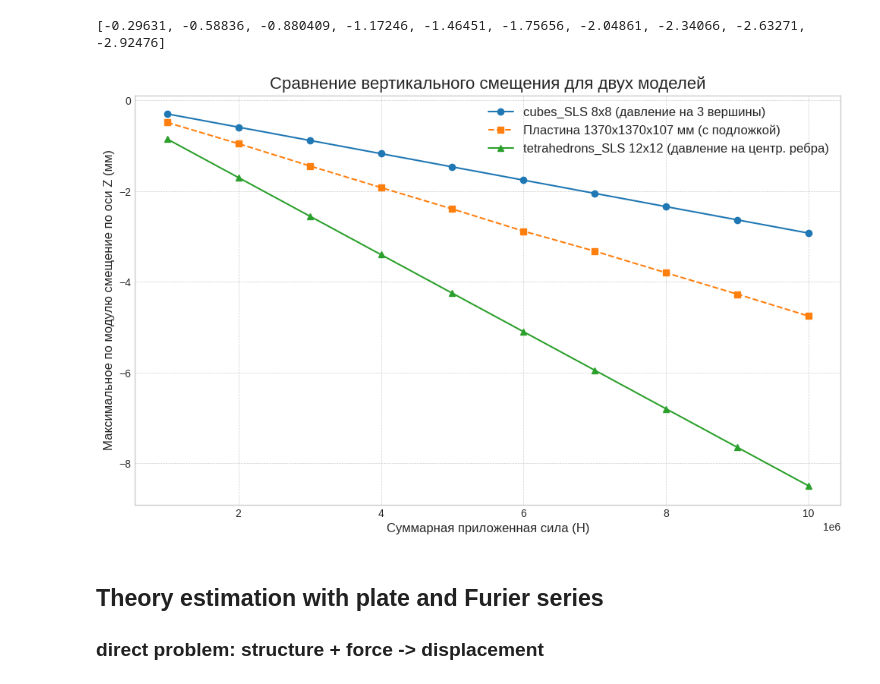
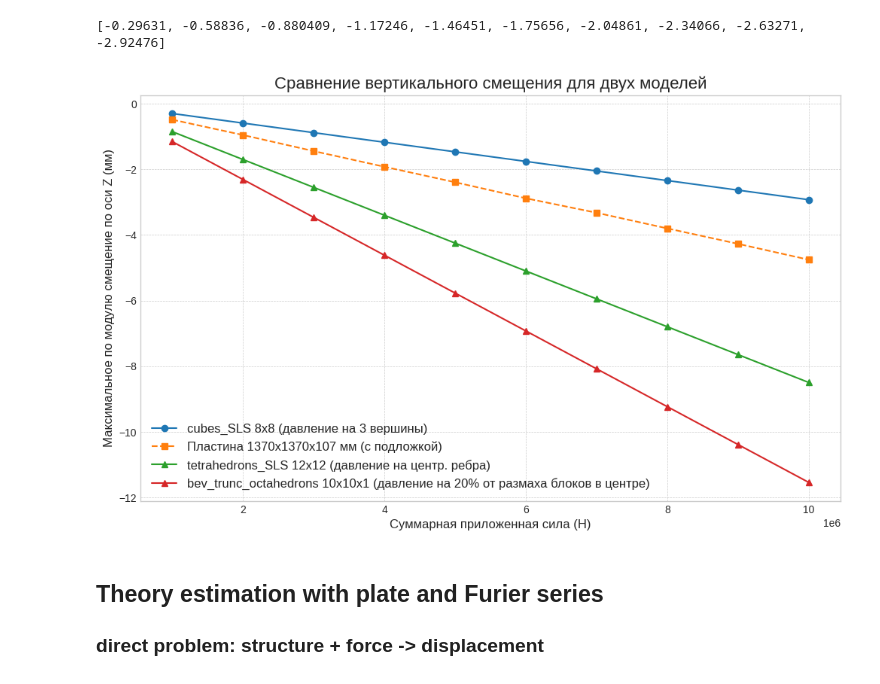
Before and after one commit to FalconD23/sls-models, a Jupyter notebook: femtest/notebooks/dashboard.ipynb, the cells around one changed output. Cells and saved outputs as stored; diff of their text form; code cells hidden in the pictures.

Commit message:
ADD BT-OCTS in Fem-test, metric mthds for force,

```diff
--- a/femtest/notebooks/dashboard.ipynb
+++ b/femtest/notebooks/dashboard.ipynb
@@ -59,6 +62,11 @@ tetrah_sls = dict()
 tetrah_sls['name'] = "tetrahedrons_SLS"
 tetrah_sls['Pressures_force_N'] = FORCES_N_LIST
 tetrah_sls['Max_dz_mm'] = [-0.849704, -1.69941, -2.54911, -3.39882, -4.24852, -5.09823, -5.94793, -6.79763, -7.64734, -8.49704]
+# %%
+bev_trunc_octahedrons = dict()
+bev_trunc_octahedrons['name'] = "bev_trunc_octahedrons"
+bev_trunc_octahedrons['Pressures_force_N'] = FORCES_N_LIST
+bev_trunc_octahedrons['Max_dz_mm'] = [-1.15435, -2.30871, -3.46306, -4.61742, -5.77177, -6.92613, -8.08048, -9.23483, -10.3892, -11.5435]
 # %%
 import matplotlib.pyplot as plt
 import numpy as np
@@ -90,34 +98,42 @@ ax.plot(
 #     bf8_11x11['Max_dz_mm'],
 #     marker='^',          # маркеры в виде треугольников
 #     linestyle='-',       # сплошная линия
 #     label='bf8_SLS 11x11 (давление на центральный 6-угольник)'
 # )
 
 ax.plot(
     tetrah_sls['Pressures_force_N'],
     tetrah_sls['Max_dz_mm'],
     marker='^',          # маркеры в виде треугольников
     linestyle='-',       # сплошная линия
     label='tetrahedrons_SLS 12x12 (давление на центр. ребра)'
 )
 
+ax.plot(
+    bev_trunc_octahedrons['Pressures_force_N'],
+    bev_trunc_octahedrons['Max_dz_mm'],
+    marker='^',          # маркеры в виде треугольников
+    linestyle='-',       # сплошная линия
+    label='bev_trunc_octahedrons 10x10x1 (давление на 20% от размаха блоков в центре)'
+)
+
 # --- Настройка осей и заголовка ---
 ax.set_title('Сравнение вертикального смещения для двух моделей', fontsize=16)
 ax.set_xlabel('Суммарная приложенная сила (Н)', fontsize=12)
 ax.set_ylabel('Максимальное по модулю смещение по оси Z (мм)', fontsize=12)
 
 # Форматирование оси X для отображения в "меганьютонах" для читаемости
 ax.ticklabel_format(style='sci', axis='x', scilimits=(6,6))
 
 
 # --- Легенда и сетка ---
 ax.legend(fontsize=12)
 ax.grid(True, which='both', linestyle='--', linewidth=0.5)
 
 # --- Отображение графика ---
 plt.show()
 # %% [output]
-[figure, old version]
+[figure, new version]
 # %% [markdown]
 ## Theory estimation with plate and Furier series
 
```
Also changed, not shown: parts of 4 cells of this notebook, 11 other files.
